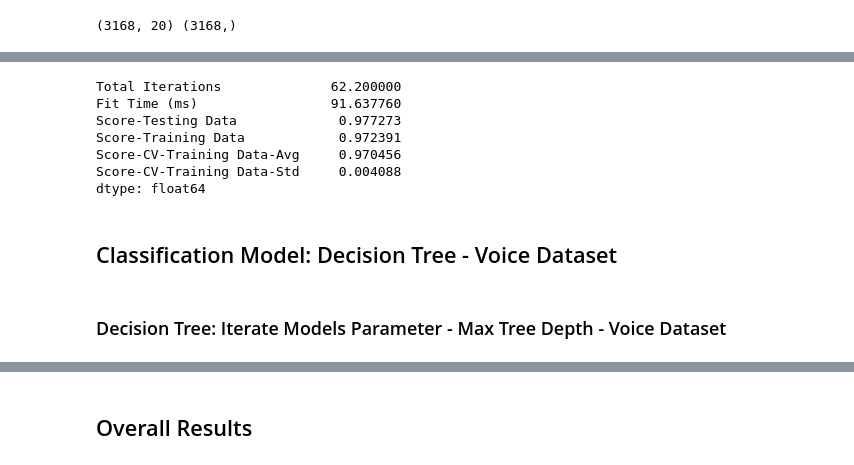
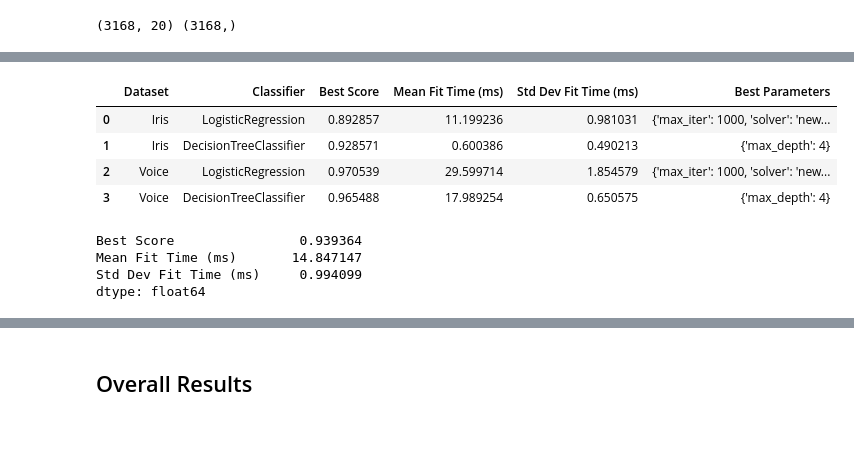
Before and after one commit to daddyjab/ML_Notes, a Jupyter notebook: 8-Hyper-Parameter Tuning.ipynb, the cells around one changed output, grey strips where cells are left out. Cells and saved outputs as stored; diff of their text form; code cells hidden in the pictures; blank space fills up the shorter version.

Commit message:
implemented function changes for gridsearch tuning

```diff
--- a/8-Hyper-Parameter Tuning.ipynb
+++ b/8-Hyper-Parameter Tuning.ipynb
@@ -330 +248,4 @@ def eval_classifier(a_model):
+# %%
+# Add results for this dataset and model
+model_results.append( model_result_item )
 # %% [markdown]
@@ -714 +369,4 @@ Confusion Matrix - Training Data
+# %%
+# Add results for this dataset and model
+model_results.append( model_result_item )
 # %% [markdown]
@@ -726,0 +374,20 @@ summary_lr_voice_df
+# %%
+# Create a classifier model
+classifier = tree.DecisionTreeClassifier()
+
+# Define parameter grid to use for hyperparameter tuning
+classifier_param_grid = {'max_depth': [ None, 16, 8, 4, 2, 1 ] }
+
+# Evaluate the classifer performance, create a plot
+r = tune_eval_classifier(classifier, classifier_param_grid)
+
+model_result_item = {
+    'Dataset': 'Voice',
+    'Classifier': str(classifier).split("(",1)[0],
+    'Best Score': r['best_score'],
+    'Best Parameters': r['best_params'],
+    'Mean Fit Time (ms)': 1000.0*r['cv_results']['mean_fit_time'][ r['best_index'] ],
+    'Std Dev Fit Time (ms)': 1000.0*r['cv_results']['std_fit_time'][ r['best_index'] ]
+    }
+
+pprint(model_result_item)
@@ -726,0 +405,3 @@ summary_lr_voice_df
+# %%
+# Add results for this dataset and model
+model_results.append( model_result_item )
@@ -727,14 +430,19 @@ summary_lr_voice_df
+# %%
+summary_df = pd.DataFrame( model_results,
+          columns=['Dataset', 'Classifier', 'Best Score',
+                   'Mean Fit Time (ms)', 'Std Dev Fit Time (ms)', 'Best Parameters' ])
+
+summary_df
+# %% [output]
+|  | Dataset | Classifier | Best Score | Mean Fit Time (ms) | Std Dev Fit Time (ms) | Best Parameters |
+| 0 | Iris | LogisticRegression | 0.892857 | 11.199236 | 0.981031 | {'max_iter': 1000, 'solver': 'new... |
+| 1 | Iris | DecisionTreeClassifier | 0.928571 | 0.600386 | 0.490213 | {'max_depth': 4} |
+| 2 | Voice | LogisticRegression | 0.970539 | 29.599714 | 1.854579 | {'max_iter': 1000, 'solver': 'new... |
+| 3 | Voice | DecisionTreeClassifier | 0.965488 | 17.989254 | 0.650575 | {'max_depth': 4} |
 # %%
-summary_lr_voice_df.mean()
+summary_df.mean()
 # %% [output]
-Total Iterations              62.200000
-Fit Time (ms)                 91.637760
-Score-Testing Data             0.977273
-Score-Training Data            0.972391
-Score-CV-Training Data-Avg     0.970456
-Score-CV-Training Data-Std     0.004088
+Best Score                0.939364
+Mean Fit Time (ms)       14.847147
+Std Dev Fit Time (ms)     0.994099
 dtype: float64
-# %% [markdown]
-## Classification Model: Decision Tree - Voice Dataset
-# %% [markdown]
-### Decision Tree: Iterate Models Parameter - Max Tree Depth - Voice Dataset
```
Also changed, not shown: parts of 48 cells of this notebook, 4 other files.
